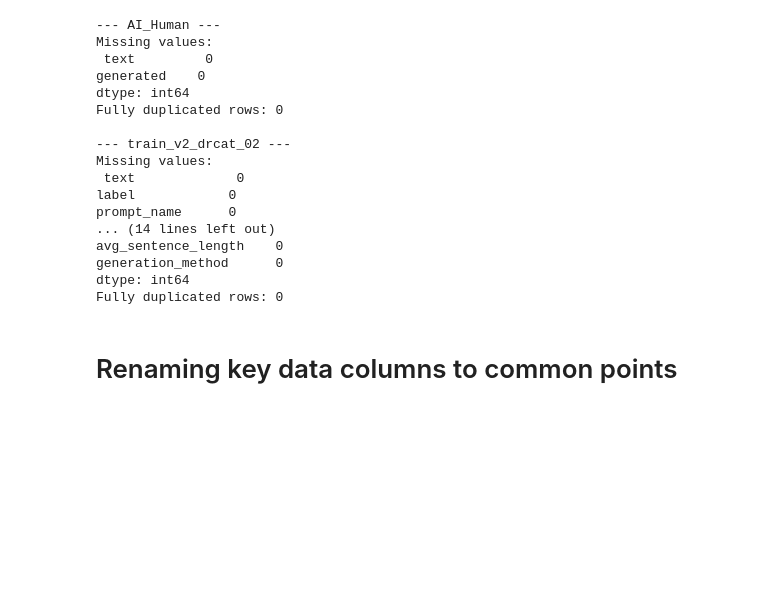
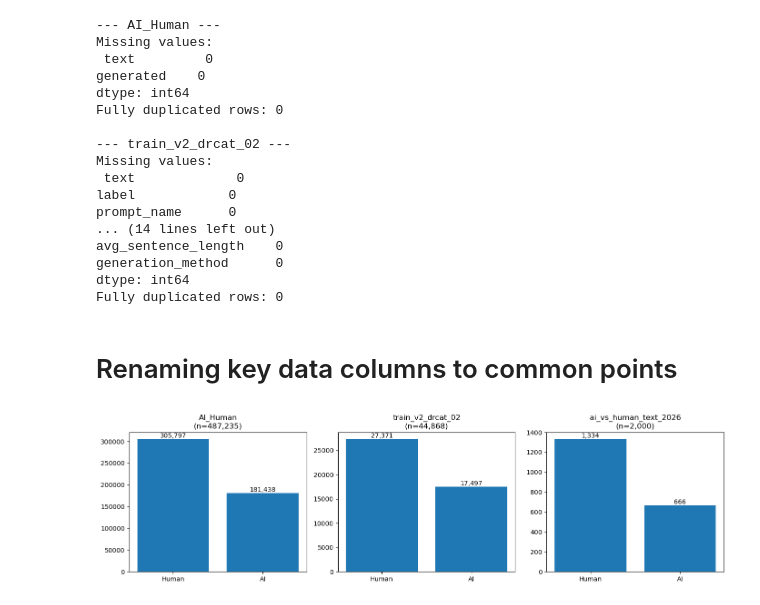
Before and after one commit to 105956658/COS30049-Group2-AI_Governance, a Jupyter notebook: eda.ipynb, the cells around one changed output. Saved outputs shown, nothing was run; the diff lists cells and outputs as text; code cells hidden in the pictures; blank space fills up the shorter version.

Commit message:
Added data visualization for human vs ai comparison.

```diff
--- a/eda.ipynb
+++ b/eda.ipynb
@@ -132,3 +132,21 @@ df_ai_2026 = df_ai_2026.rename(columns={'text_content': 'text'})
 df_ai_human['is_ai'] = df_ai_human['generated'].astype(int)
 df_drcat['is_ai']    = df_drcat['label'].astype(int)
 df_ai_2026['is_ai']  = (df_ai_2026['label'] == 'ai').astype(int)
+
+datasets = {
+    'AI_Human': df_ai_human,
+    'train_v2_drcat_02': df_drcat,
+    'ai_vs_human_text_2026': df_ai_2026,
+}
+# %%
+fig, axes = plt.subplots(1, 3, figsize=(14, 4))
+for ax, (name, df) in zip(axes, datasets.items()):
+    counts = df['is_ai'].value_counts().sort_index()
+    ax.bar(['Human', 'AI'], counts.values)
+    ax.set_title(f"{name}\n(n={len(df):,})")
+    for i, v in enumerate(counts.values):
+        ax.text(i, v, f"{v:,}", ha='center', va='bottom')
+plt.tight_layout()
+plt.show()
+# %% [output]
+[figure, added]
```
